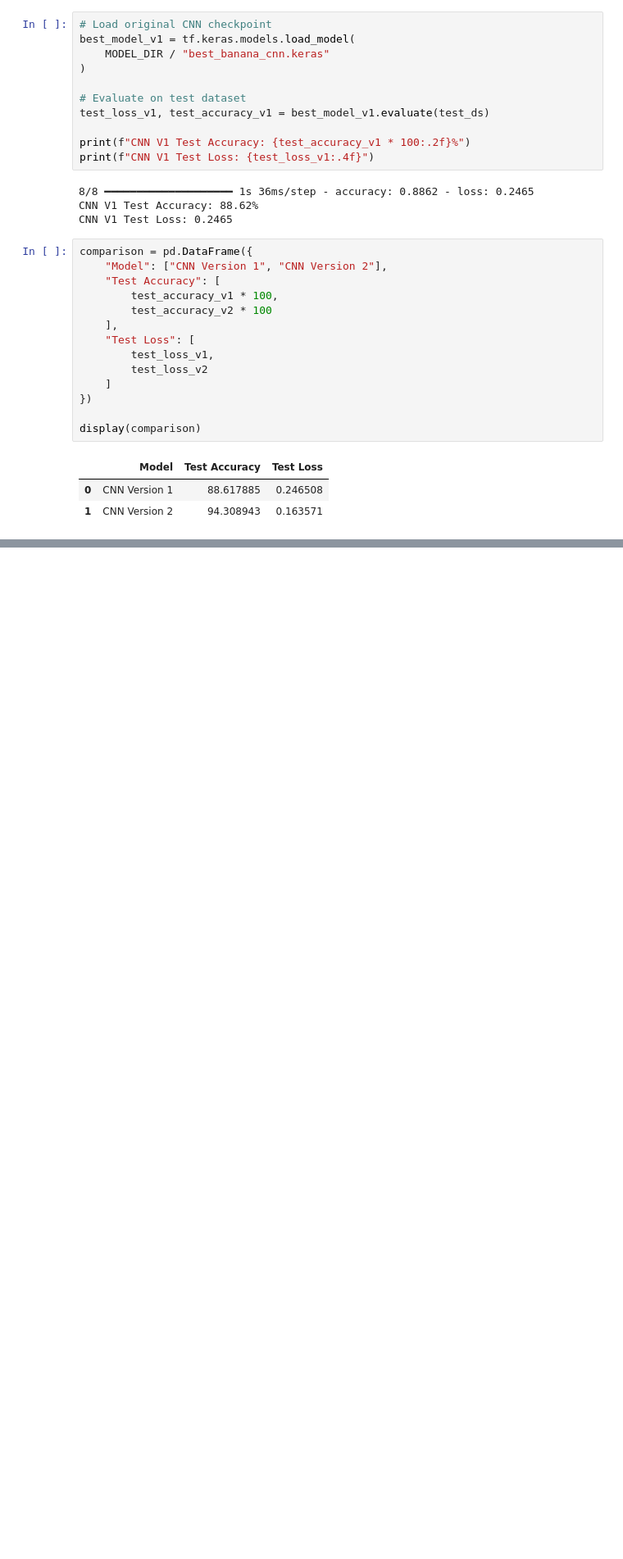
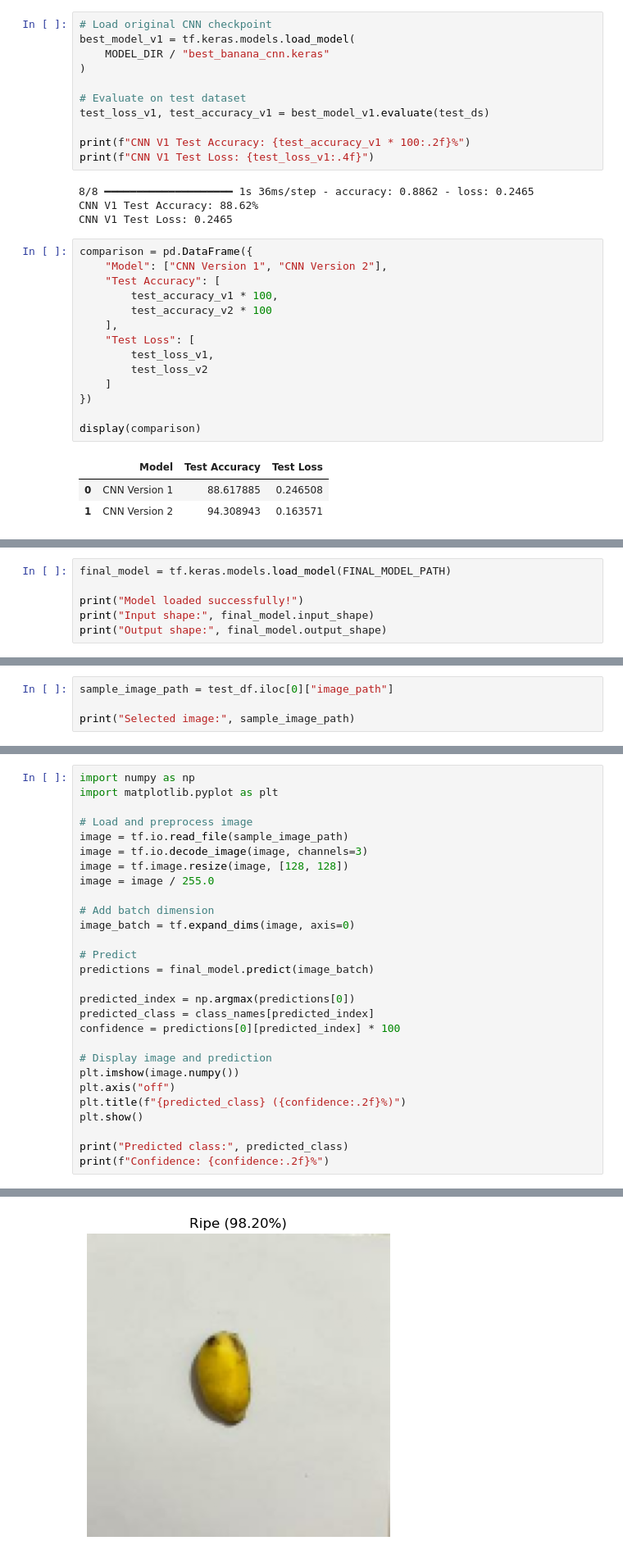
Before and after one commit to Stormn13/Banana-Sense-Ai, a Jupyter notebook: noteboks/cnn_improvement.ipynb, the cells around one changed output, grey strips where cells are left out. Shown at 82% size. Cells and saved outputs as stored; diff of their text form; blank space fills up the shorter version.

Commit message:
Final Model Selected

```diff
--- a/noteboks/cnn_improvement.ipynb
+++ b/noteboks/cnn_improvement.ipynb
@@ -344,0 +340,6 @@ display(comparison)
+# %%
+final_model = tf.keras.models.load_model(FINAL_MODEL_PATH)
+
+print("Model loaded successfully!")
+print("Input shape:", final_model.input_shape)
+print("Output shape:", final_model.output_shape)
@@ -344,0 +350,4 @@ display(comparison)
+# %%
+sample_image_path = test_df.iloc[0]["image_path"]
+
+print("Selected image:", sample_image_path)
@@ -344,0 +356,29 @@ display(comparison)
+# %%
+import numpy as np
+import matplotlib.pyplot as plt
+
+# Load and preprocess image
+image = tf.io.read_file(sample_image_path)
+image = tf.io.decode_image(image, channels=3)
+image = tf.image.resize(image, [128, 128])
+image = image / 255.0
+
+# Add batch dimension
+image_batch = tf.expand_dims(image, axis=0)
+
+# Predict
+predictions = final_model.predict(image_batch)
+
+predicted_index = np.argmax(predictions[0])
+predicted_class = class_names[predicted_index]
+confidence = predictions[0][predicted_index] * 100
+
+# Display image and prediction
+plt.imshow(image.numpy())
+plt.axis("off")
+plt.title(f"{predicted_class} ({confidence:.2f}%)")
+plt.show()
+
+print("Predicted class:", predicted_class)
+print(f"Confidence: {confidence:.2f}%")
+# %% [output]
@@ -344,0 +386 @@ display(comparison)
+[figure, added]
```
Also changed, not shown: parts of 6 cells of this notebook.
